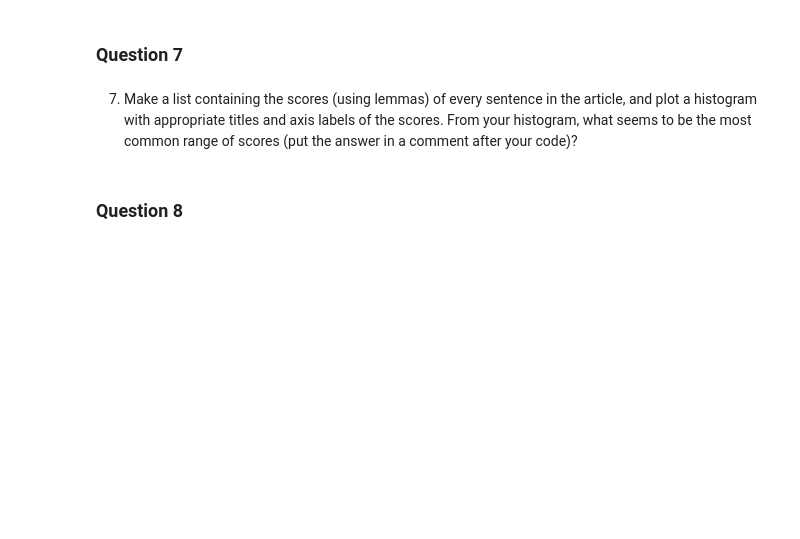
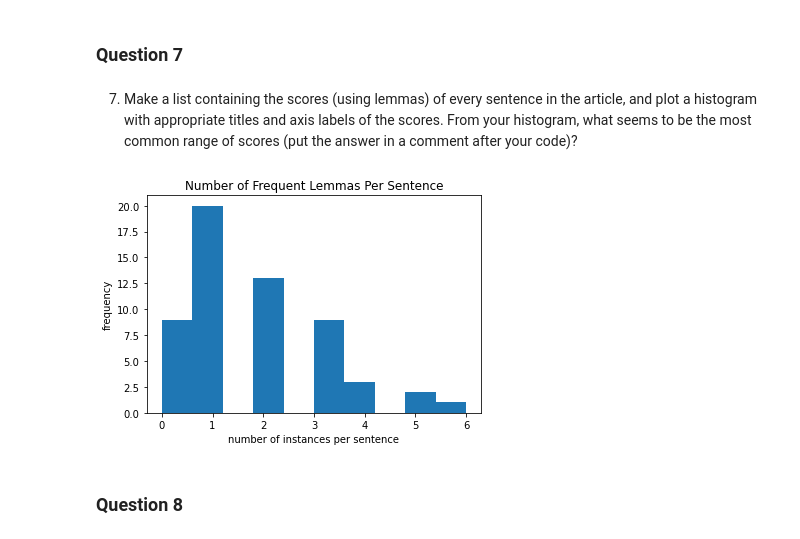
Before and after one commit to jkilchenmann/web-scraping, a Jupyter notebook: web-scraping.ipynb, the cells around one changed output. Saved outputs shown, nothing was run; the diff lists cells and outputs as text; code cells hidden in the pictures; blank space fills up the shorter version.

```diff
--- a/web-scraping.ipynb
+++ b/web-scraping.ipynb
@@ -161,16 +174,27 @@ SyntaxError: unexpected EOF while parsing (2445551309.py, line 5)
 ### Question 7
 # %% [markdown]
 7. Make a list containing the scores (using lemmas) of every sentence in the article, and plot a histogram with appropriate titles and axis labels of the scores.  From your histogram, what seems to be the most common range of scores (put the answer in a comment after your code)?
-# %%
-sentences = list(doc.sents) # Thanks spaCy for just giving us our sentences
-for sentence in sentences:
-    count = 0
-    for token in sentence:
-        if token.lemma_.lower() in token_words:
-            count += 1
-    # because there's a bunch of junk newlines, we'll replace those with nothing, as well as a little bit of whitespace
-    sent_str = str(sentence).replace('\n','').replace('  ',' ')
-    print(count)
+# %%
+lemma_list=list()
+sentences = list(doc.sents)
+for sentence in sentences:
+    count = 0
+    for token in sentence:
+        if token.lemma_.lower() in lemma_words:
+            count += 1
+    sent_str = str(sentence).replace('\n','').replace('  ',' ')
+    lemma_list.append(count)
+
+fig, ax = plt.subplots()
+ax.set_ylabel('frequency')
+ax.set_xlabel('number of instances per sentence')
+ax.set_title('Number of Frequent Lemmas Per Sentence')
+plt.hist(lemma_list)
+plt.show()
+
+# The most common range is 1-2 frequent lemmas per sentence.
+# %% [output]
+[figure, added]
 # %% [markdown]
 ### Question 8
 # %% [markdown]
```
Also changed, not shown: parts of 3 cells of this notebook.
